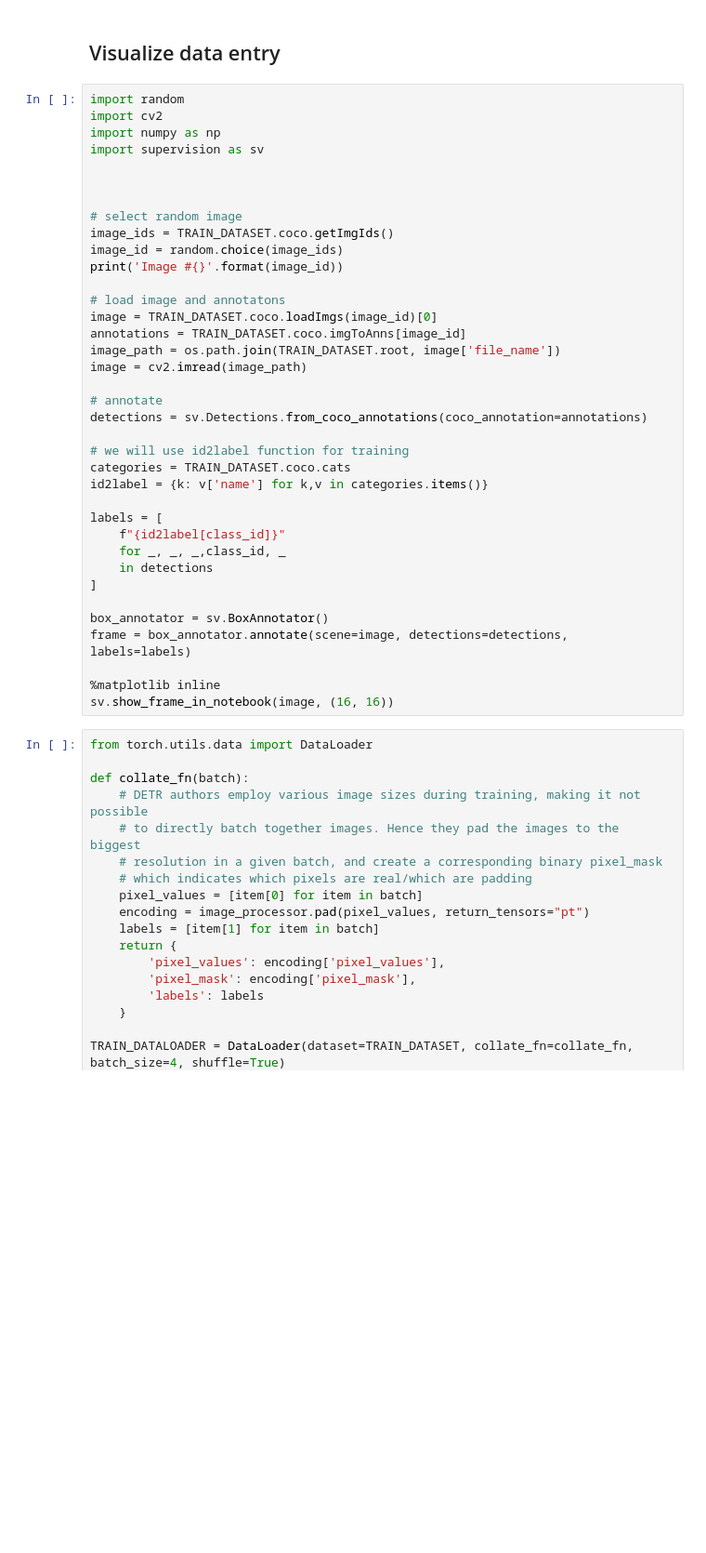
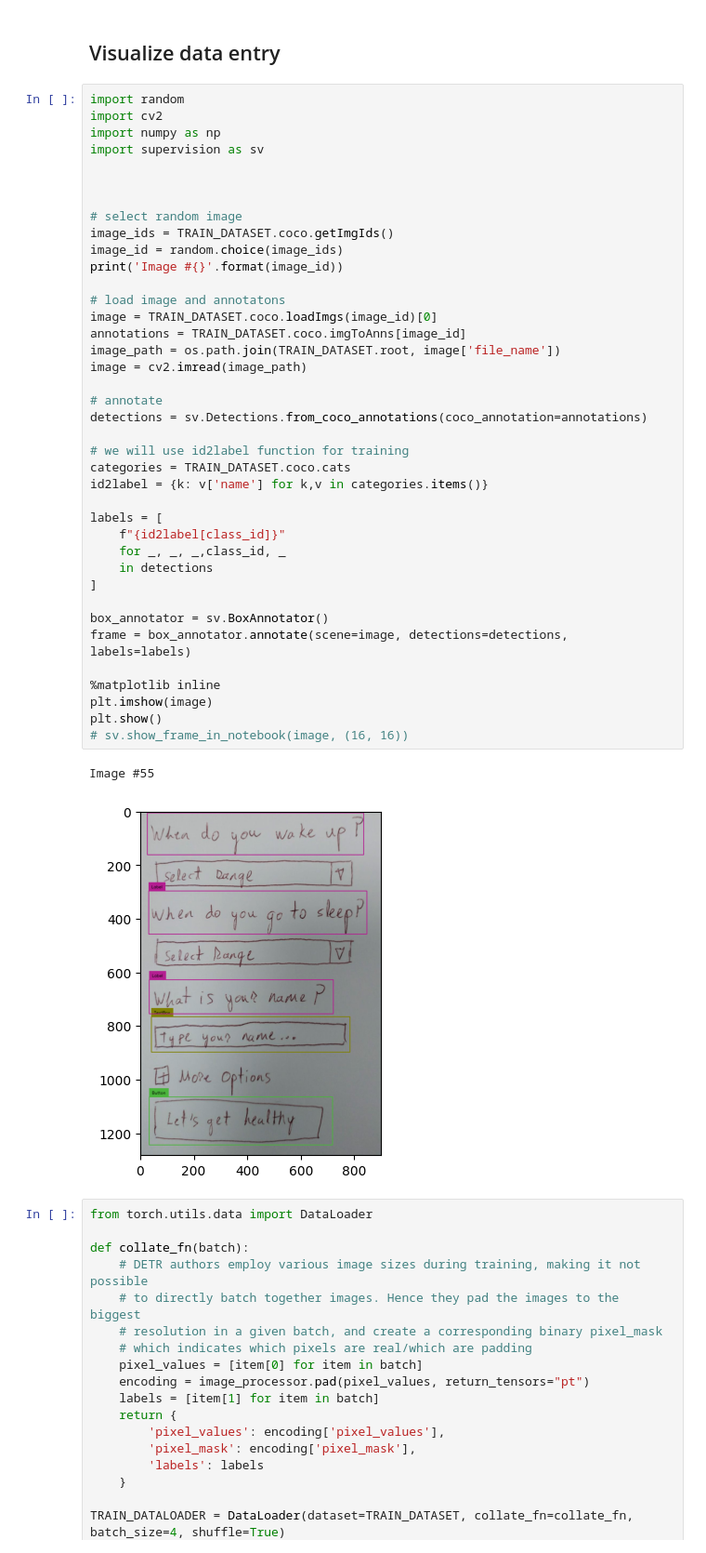
Before and after one commit to Ala-Alsanea/DETR_HuggingFace, a Jupyter notebook: DETR.ipynb, the cells around one changed output. Shown at 93% size. Drawn from its saved outputs; the diff is of its cells as text; blank space fills up the shorter version.

```diff
--- a/DETR.ipynb
+++ b/DETR.ipynb
@@ -90,34 +112,39 @@ import supervision as sv
 
 
 # select random image
 image_ids = TRAIN_DATASET.coco.getImgIds()
 image_id = random.choice(image_ids)
 print('Image #{}'.format(image_id))
 
 # load image and annotatons
 image = TRAIN_DATASET.coco.loadImgs(image_id)[0]
 annotations = TRAIN_DATASET.coco.imgToAnns[image_id]
 image_path = os.path.join(TRAIN_DATASET.root, image['file_name'])
 image = cv2.imread(image_path)
 
 # annotate
 detections = sv.Detections.from_coco_annotations(coco_annotation=annotations)
 
 # we will use id2label function for training
 categories = TRAIN_DATASET.coco.cats
 id2label = {k: v['name'] for k,v in categories.items()}
 
 labels = [
     f"{id2label[class_id]}"
     for _, _, _,class_id, _
     in detections
 ]
 
 box_annotator = sv.BoxAnnotator()
 frame = box_annotator.annotate(scene=image, detections=detections, labels=labels)
 
 %matplotlib inline
-sv.show_frame_in_notebook(image, (16, 16))
+plt.imshow(image)
+plt.show()
+# sv.show_frame_in_notebook(image, (16, 16))
+# %% [output]
+Image #55
+[figure, added]
 # %%
 from torch.utils.data import DataLoader
 
```
Also changed, not shown: parts of 5 cells of this notebook.
